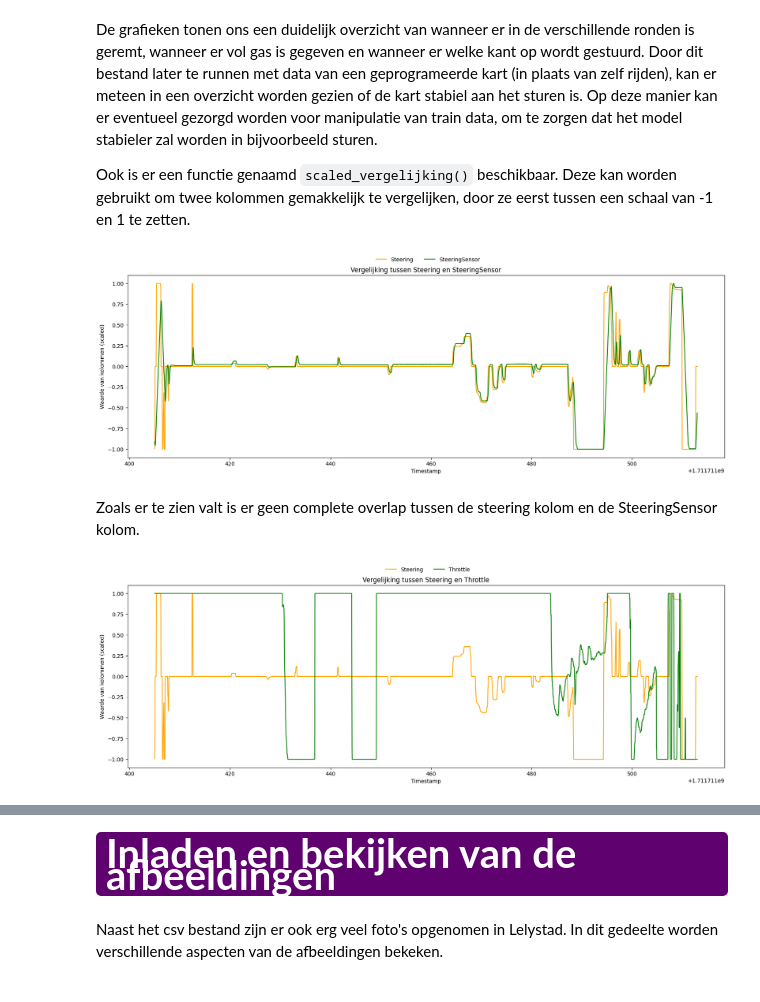
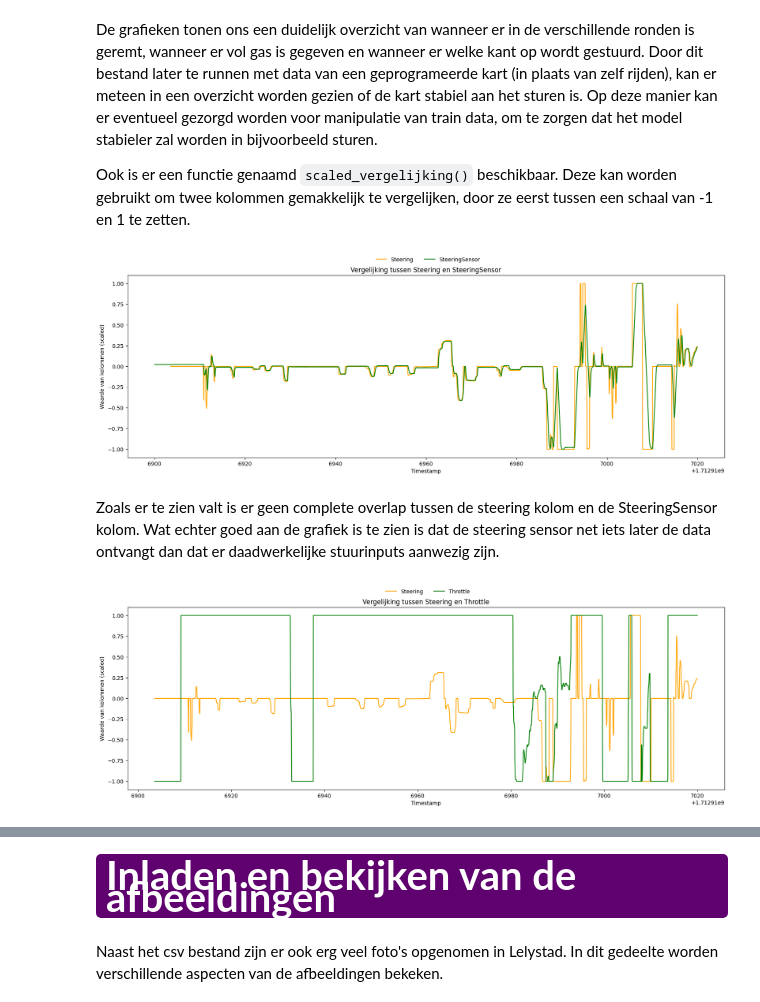
Before and after one commit to MartijnGorissen/SelfDrivingPepper, a Jupyter notebook: EDA.ipynb, the cells around one changed output, grey strips where cells are left out. Cells and saved outputs as stored; diff of their text form; code cells hidden in the pictures.

```diff
--- a/EDA.ipynb
+++ b/EDA.ipynb
@@ -90,7 +92,7 @@ Eerste rijen in DataFrame:
 Nu zal er via grafieken worden gekeken wat de data aan het doen is tijdens het rijden. Indien het ingeladen dataframe te groot is of te veel data bevat, kan de `data_selection()` functie worden toegepast om met 2 integers aan te geven welke periode getoont moet worden.
 # %%
 # Gebruiken van de data_selection functie indien nodig
-df = data_selection(df, 1711711405, 1711711513)
+eda = data_selection(df, 1712916900, 1712917020)
 # %% [markdown]
 Om vervolgens de grafieken modulair (bij het toevoegen van extra kolommen over tijd bijvoorbeeld) en overzichtelijk neer te zetten is er de `lijngrafieken()` functie aangemaakt.
 # %%
@@ -104,13 +106,13 @@ De grafieken tonen ons een duidelijk overzicht van wanneer er in de verschillend
 Ook is er een functie genaamd `scaled_vergelijking()` beschikbaar. Deze kan worden gebruikt om twee kolommen gemakkelijk te vergelijken, door ze eerst tussen een schaal van -1 en 1 te zetten.
 # %%
 # Toepassen van de scaled_vergelijking functie
-scaled_vergelijking(df)
+scaled_vergelijking(eda)
 # %% [output]
-[figure, old version]
+[figure, new version]
 # %% [markdown]
-Zoals er te zien valt is er geen complete overlap tussen de steering kolom en de SteeringSensor kolom.
+Zoals er te zien valt is er geen complete overlap tussen de steering kolom en de SteeringSensor kolom. Wat echter goed aan de grafiek is te zien is dat de steering sensor net iets later de data ontvangt dan dat er daadwerkelijke stuurinputs aanwezig zijn.
 # %%
 # Toepassen van de scaled_vergelijking functie
-scaled_vergelijking(df, kolom2="Throttle")
+scaled_vergelijking(eda, kolom2="Throttle")
 # %% [output]
-[figure, old version]
+[figure, new version]
```
Also changed, not shown: parts of 14 cells of this notebook, 2 other files.
